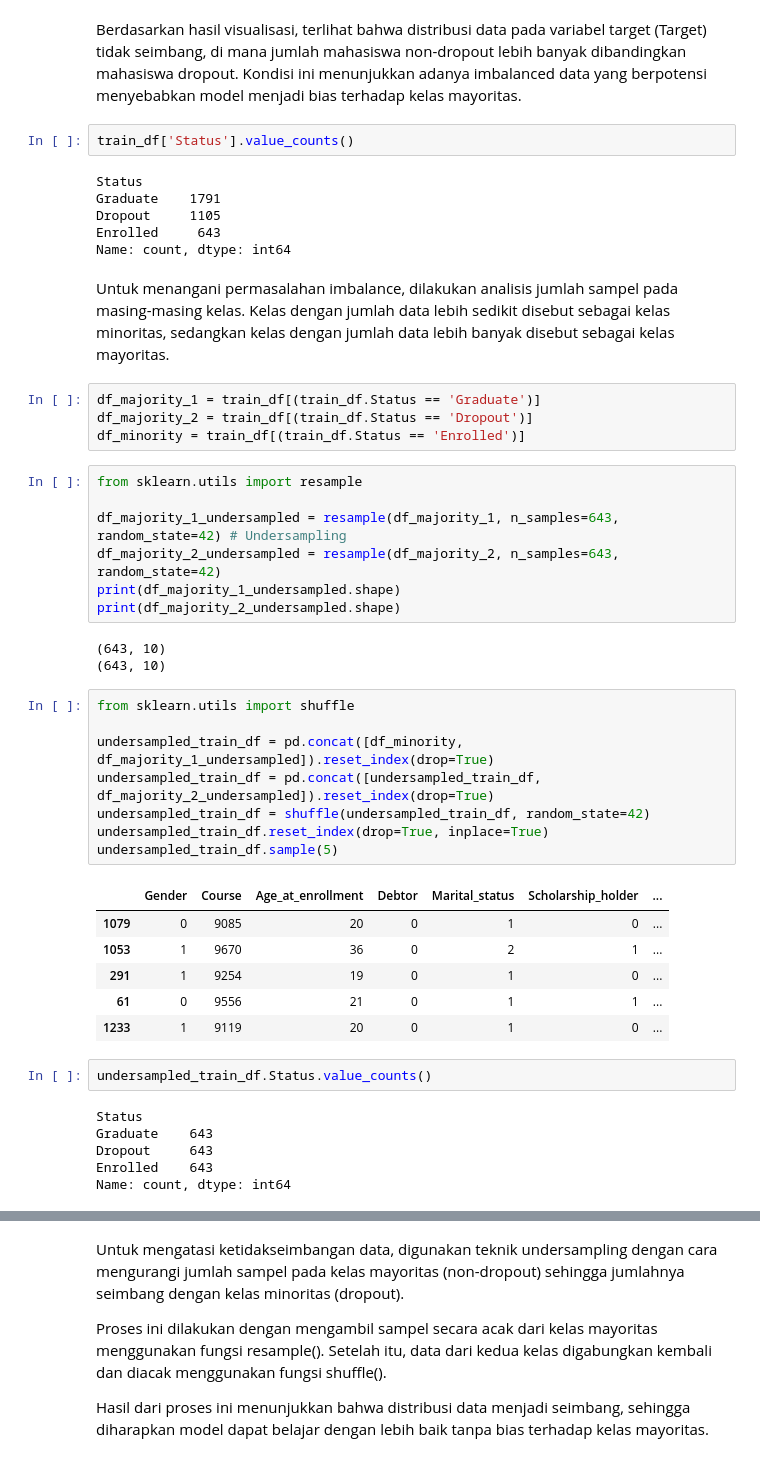
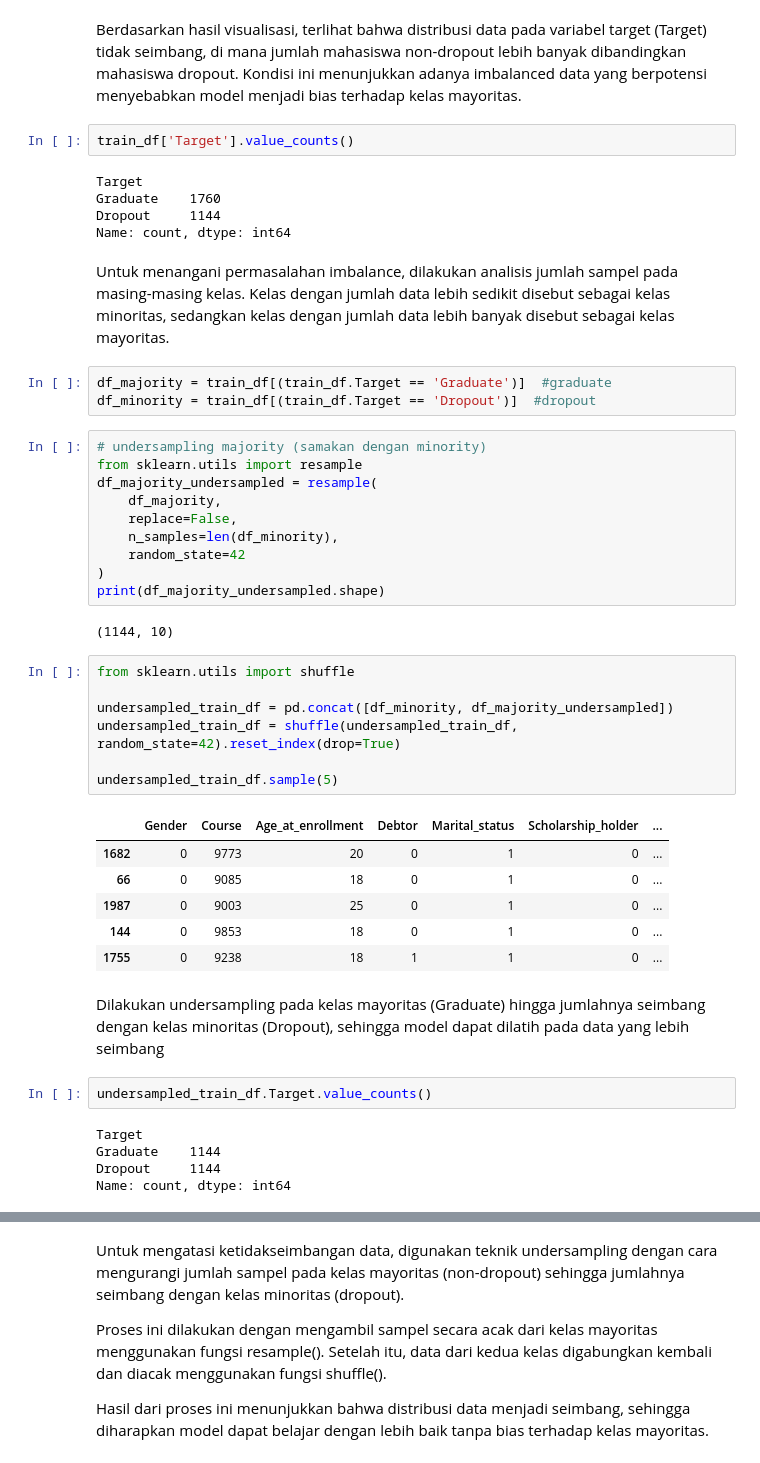
Before and after one commit to Sylfiaput12/proyek-student-dropout, a Jupyter notebook: notebook.ipynb, the cells around one changed output, grey strips where cells are left out. Saved outputs shown, nothing was run; the diff lists cells and outputs as text.

```diff
--- a/notebook.ipynb
+++ b/notebook.ipynb
@@ -412,51 +401,51 @@ plt.show()
 # %% [markdown]
 Berdasarkan hasil visualisasi, terlihat bahwa distribusi data pada variabel target (Target) tidak seimbang, di mana jumlah mahasiswa non-dropout lebih banyak dibandingkan mahasiswa dropout. Kondisi ini menunjukkan adanya imbalanced data yang berpotensi menyebabkan model menjadi bias terhadap kelas mayoritas.
 # %%
-train_df['Status'].value_counts()
+train_df['Target'].value_counts()
 # %% [output]
-Status
-Graduate    1791
-Dropout     1105
-Enrolled     643
+Target
+Graduate    1760
+Dropout     1144
 Name: count, dtype: int64
 # %% [markdown]
 Untuk menangani permasalahan imbalance, dilakukan analisis jumlah sampel pada masing-masing kelas. Kelas dengan jumlah data lebih sedikit disebut sebagai kelas minoritas, sedangkan kelas dengan jumlah data lebih banyak disebut sebagai kelas mayoritas.
-# %%
-df_majority_1 = train_df[(train_df.Status == 'Graduate')]
-df_majority_2 = train_df[(train_df.Status == 'Dropout')]
-df_minority = train_df[(train_df.Status == 'Enrolled')]
-# %%
-from sklearn.utils import resample
-
-df_majority_1_undersampled = resample(df_majority_1, n_samples=643, random_state=42) # Undersampling
-df_majority_2_undersampled = resample(df_majority_2, n_samples=643, random_state=42)
-print(df_majority_1_undersampled.shape)
-print(df_majority_2_undersampled.shape)
-# %% [output]
-(643, 10)
-(643, 10)
+# %%
+df_majority = train_df[(train_df.Target == 'Graduate')]  #graduate
+df_minority = train_df[(train_df.Target == 'Dropout')]  #dropout
+# %%
+# undersampling majority (samakan dengan minority)
+from sklearn.utils import resample
+df_majority_undersampled = resample(
+    df_majority,
+    replace=False,
+    n_samples=len(df_minority),
+    random_state=42
+)
+print(df_majority_undersampled.shape)
+# %% [output]
+(1144, 10)
 # %%
 from sklearn.utils import shuffle
 
-undersampled_train_df = pd.concat([df_minority, df_majority_1_undersampled]).reset_index(drop=True)
-undersampled_train_df = pd.concat([undersampled_train_df, df_majority_2_undersampled]).reset_index(drop=True)
-undersampled_train_df = shuffle(undersampled_train_df, random_state=42)
-undersampled_train_df.reset_index(drop=True, inplace=True)
+undersampled_train_df = pd.concat([df_minority, df_majority_undersampled])
+undersampled_train_df = shuffle(undersampled_train_df, random_state=42).reset_index(drop=True)
+
 undersampled_train_df.sample(5)
 # %% [output]
 |  | Gender | Course | Age_at_enrollment | Debtor | Marital_status | Scholarship_holder | ... |
-| 1079 | 0 | 9085 | 20 | 0 | 1 | 0 | ... |
-| 1053 | 1 | 9670 | 36 | 0 | 2 | 1 | ... |
-| 291 | 1 | 9254 | 19 | 0 | 1 | 0 | ... |
-| 61 | 0 | 9556 | 21 | 0 | 1 | 1 | ... |
-| 1233 | 1 | 9119 | 20 | 0 | 1 | 0 | ... |
+| 1682 | 0 | 9773 | 20 | 0 | 1 | 0 | ... |
+| 66 | 0 | 9085 | 18 | 0 | 1 | 0 | ... |
+| 1987 | 0 | 9003 | 25 | 0 | 1 | 0 | ... |
+| 144 | 0 | 9853 | 18 | 0 | 1 | 0 | ... |
+| 1755 | 0 | 9238 | 18 | 1 | 1 | 0 | ... |
+# %% [markdown]
+Dilakukan undersampling pada kelas mayoritas (Graduate) hingga jumlahnya seimbang dengan kelas minoritas (Dropout), sehingga model dapat dilatih pada data yang lebih seimbang
 # %%
-undersampled_train_df.Status.value_counts()
+undersampled_train_df.Target.value_counts()
 # %% [output]
-Status
-Graduate    643
-Dropout     643
-Enrolled    643
+Target
+Graduate    1144
+Dropout     1144
 Name: count, dtype: int64
 # %%
 undersampled_train_df.shape
```
Also changed, not shown: parts of 23 cells of this notebook, 8 other files.
